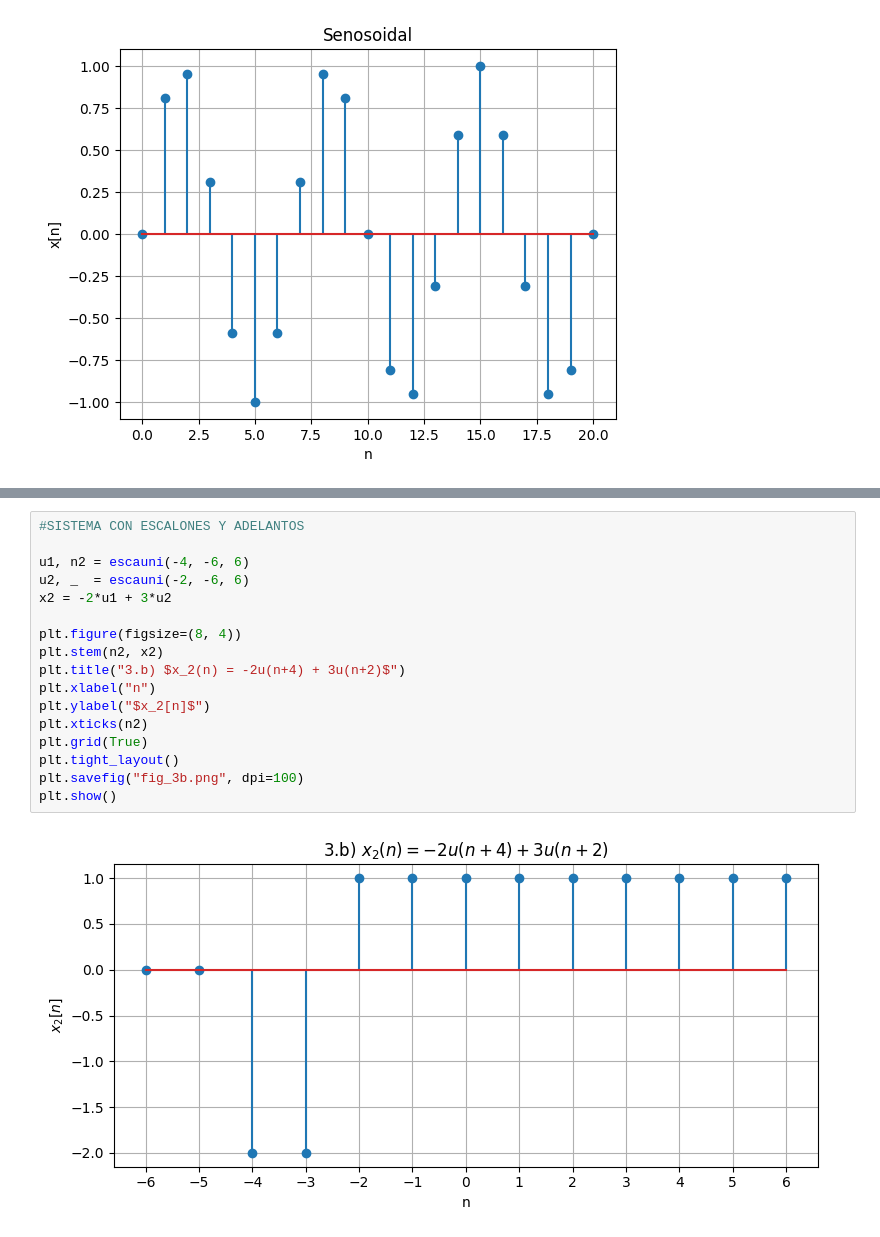
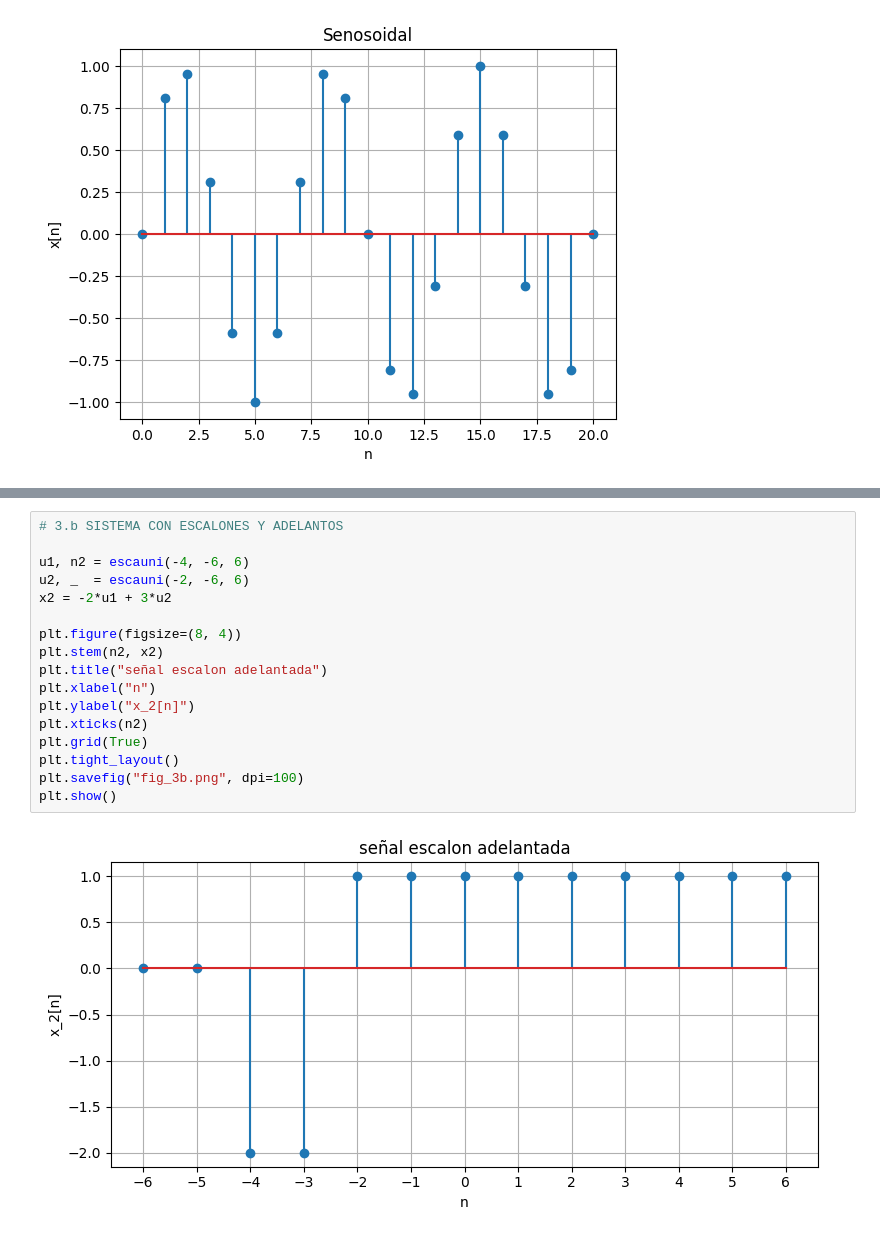
Before and after one commit to mariacamilato/Practica_2_Biosenales, a Jupyter notebook: SeñalesYSistemasDiscretos.ipynb, the cells around one changed output, grey strips where cells are left out. Saved outputs shown, nothing was run; the diff lists cells and outputs as text.

```diff
--- a/SeñalesYSistemasDiscretos.ipynb
+++ b/SeñalesYSistemasDiscretos.ipynb
@@ -125,19 +125,19 @@ plt.show()
 # %%
-#SISTEMA CON ESCALONES Y ADELANTOS
+# 3.b SISTEMA CON ESCALONES Y ADELANTOS
 
 u1, n2 = escauni(-4, -6, 6)
 u2, _  = escauni(-2, -6, 6)
 x2 = -2*u1 + 3*u2
 
 plt.figure(figsize=(8, 4))
 plt.stem(n2, x2)
-plt.title("3.b) $x_2(n) = -2u(n+4) + 3u(n+2)$")
+plt.title("señal escalon adelantada")
 plt.xlabel("n")
-plt.ylabel("$x_2[n]$")
+plt.ylabel("x_2[n]")
 plt.xticks(n2)
 plt.grid(True)
 plt.tight_layout()
 plt.savefig("fig_3b.png", dpi=100)
 plt.show()
 # %% [output]
-[figure, old version]
+[figure, new version]
```
Also changed, not shown: parts of 4 cells of this notebook, 5 other files.
